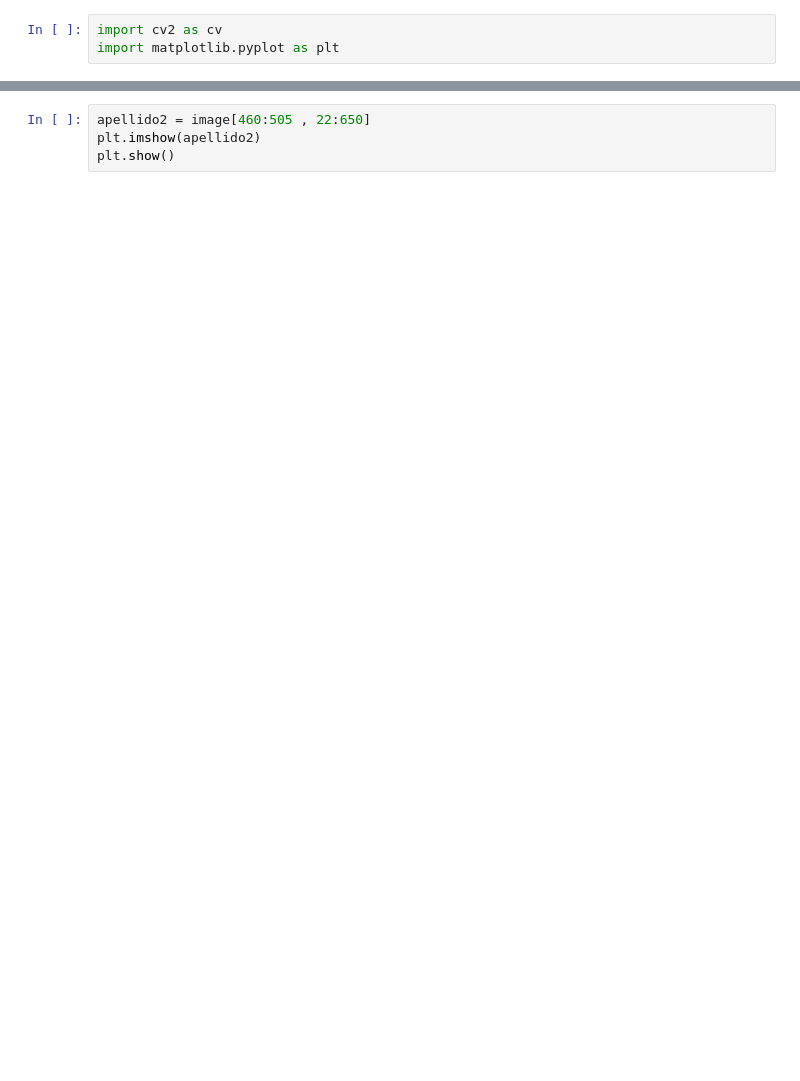
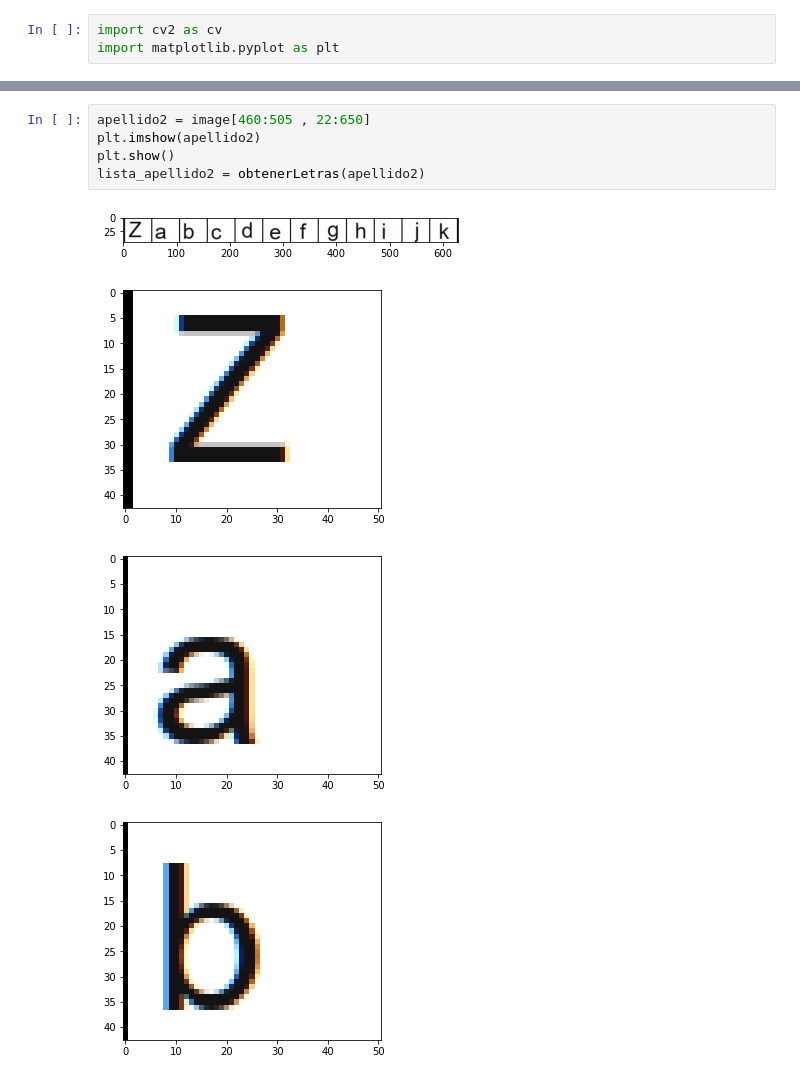
Before and after one commit to charlie4498/EmbebidosP3, a Jupyter notebook: Edicion_Img.ipynb, the cells around one changed output, grey strips where cells are left out. Drawn from its saved outputs; the diff is of its cells as text; blank space fills up the shorter version.

```diff
--- a/Edicion_Img.ipynb
+++ b/Edicion_Img.ipynb
@@ -33,4 +60,10 @@ plt.show()
 # %%
 apellido2 = image[460:505 , 22:650]
 plt.imshow(apellido2)
 plt.show()
+lista_apellido2 = obtenerLetras(apellido2)
+# %% [output]
+[figure, added]
+[figure, added]
+[figure, added]
+[figure, added]
```
Also changed, not shown: parts of 7 cells of this notebook.
